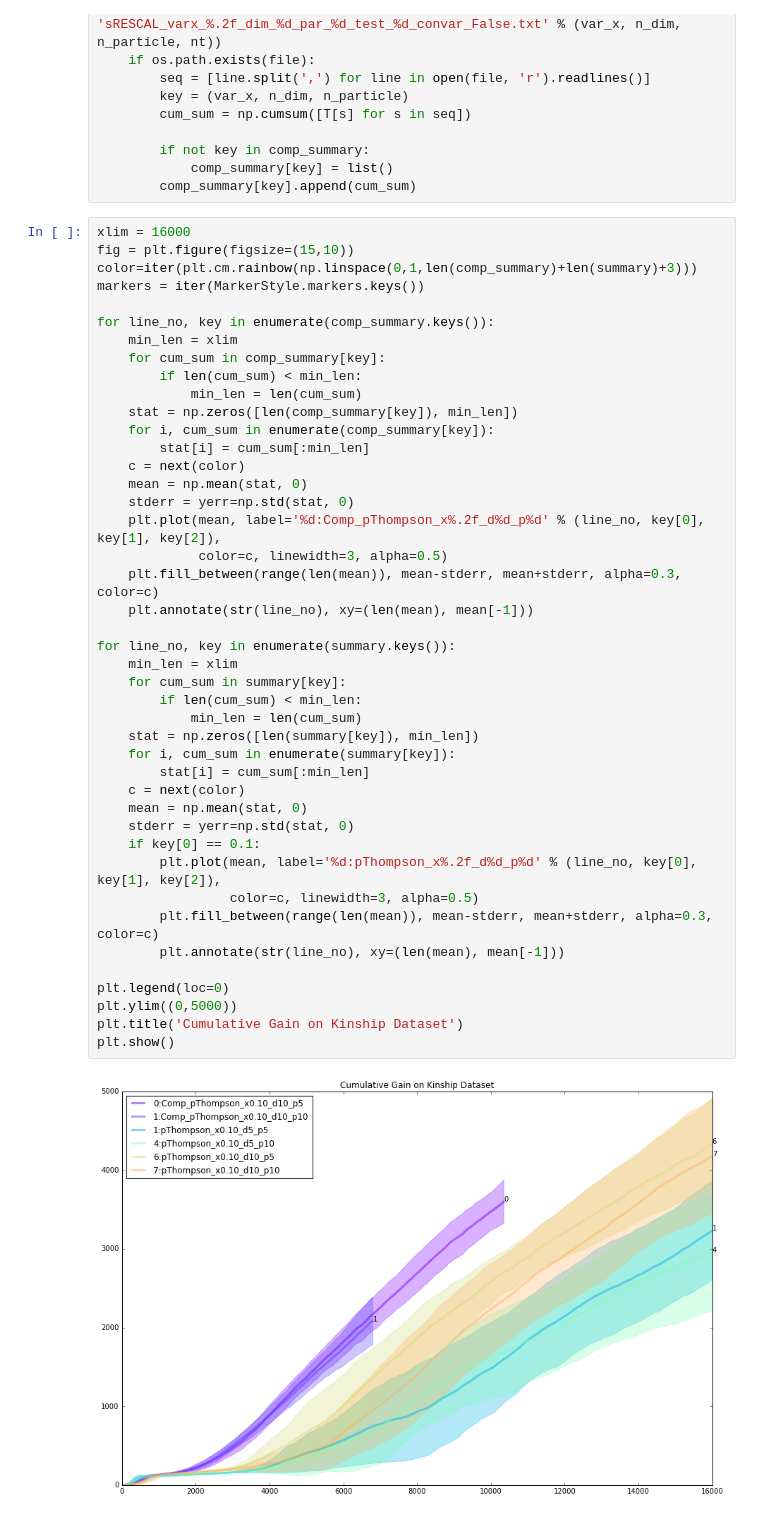
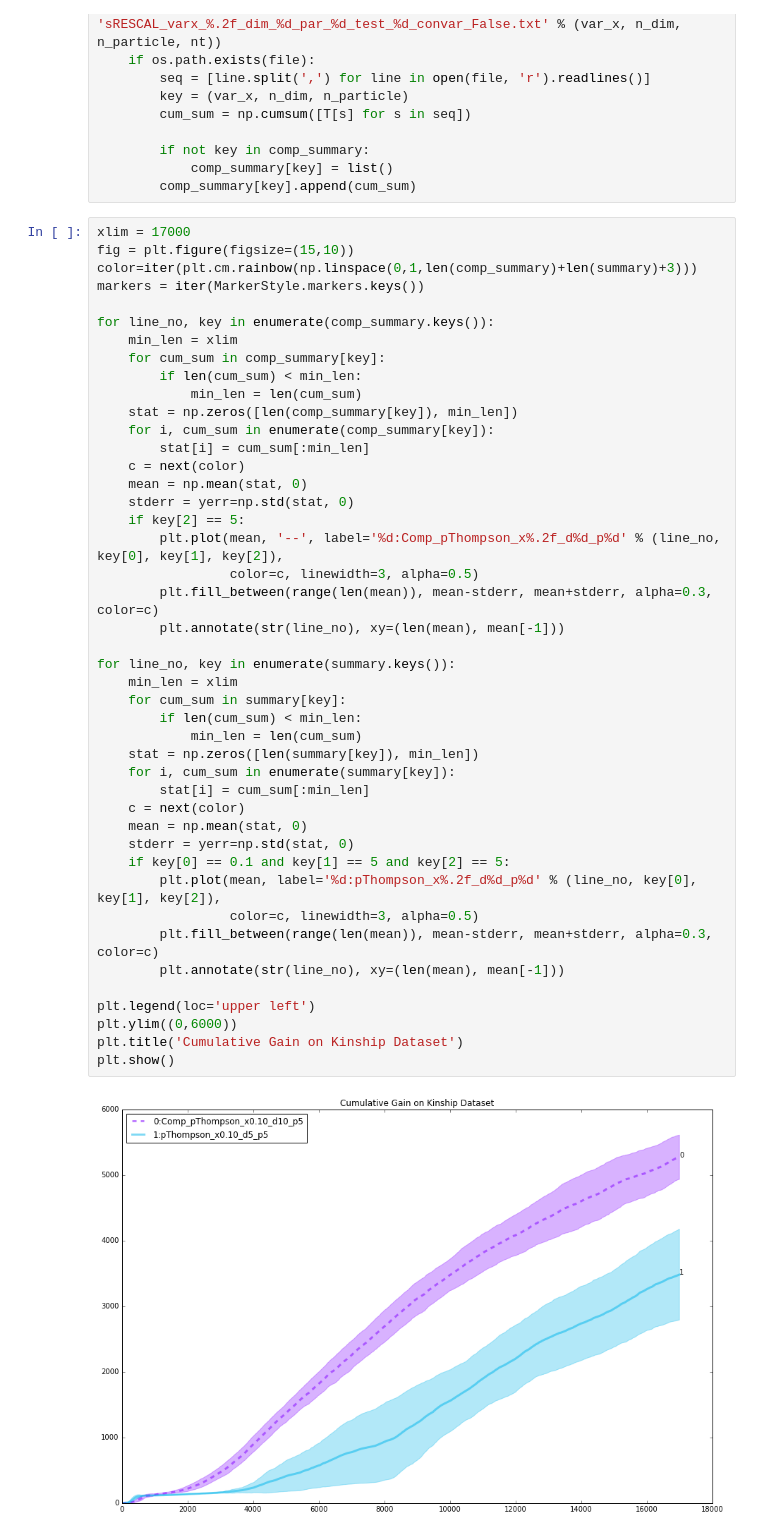
Before and after one commit to dongwookim-ml/almc, a Jupyter notebook: bayesian_rescal/plot_result_kinship.ipynb, the cells around one changed output. Drawn from its saved outputs; the diff is of its cells as text.

```diff
--- a/bayesian_rescal/plot_result_kinship.ipynb
+++ b/bayesian_rescal/plot_result_kinship.ipynb
@@ -294,7 +294,7 @@ for var_x, nt, n_dim, n_particle in itertools.product(varxs, range(n_test+1), n_
             comp_summary[key] = list()
         comp_summary[key].append(cum_sum)
 # %%
-xlim = 16000
+xlim = 17000
 fig = plt.figure(figsize=(15,10))
 color=iter(plt.cm.rainbow(np.linspace(0,1,len(comp_summary)+len(summary)+3)))
 markers = iter(MarkerStyle.markers.keys())
@@ -303,38 +303,39 @@ for line_no, key in enumerate(comp_summary.keys()):
     min_len = xlim
     for cum_sum in comp_summary[key]:
         if len(cum_sum) < min_len:
             min_len = len(cum_sum)
     stat = np.zeros([len(comp_summary[key]), min_len])
     for i, cum_sum in enumerate(comp_summary[key]):
         stat[i] = cum_sum[:min_len]
     c = next(color)
     mean = np.mean(stat, 0)
     stderr = yerr=np.std(stat, 0)
-    plt.plot(mean, label='%d:Comp_pThompson_x%.2f_d%d_p%d' % (line_no, key[0], key[1], key[2]),
-             color=c, linewidth=3, alpha=0.5)
-    plt.fill_between(range(len(mean)), mean-stderr, mean+stderr, alpha=0.3, color=c)
-    plt.annotate(str(line_no), xy=(len(mean), mean[-1]))
+    if key[2] == 5:
+        plt.plot(mean, '--', label='%d:Comp_pThompson_x%.2f_d%d_p%d' % (line_no, key[0], key[1], key[2]),
+                 color=c, linewidth=3, alpha=0.5)
+        plt.fill_between(range(len(mean)), mean-stderr, mean+stderr, alpha=0.3, color=c)
+        plt.annotate(str(line_no), xy=(len(mean), mean[-1]))
 
 for line_no, key in enumerate(summary.keys()):
     min_len = xlim
     for cum_sum in summary[key]:
         if len(cum_sum) < min_len:
             min_len = len(cum_sum)
     stat = np.zeros([len(summary[key]), min_len])
     for i, cum_sum in enumerate(summary[key]):
         stat[i] = cum_sum[:min_len]
     c = next(color)
     mean = np.mean(stat, 0)
     stderr = yerr=np.std(stat, 0)
-    if key[0] == 0.1:
+    if key[0] == 0.1 and key[1] == 5 and key[2] == 5:
         plt.plot(mean, label='%d:pThompson_x%.2f_d%d_p%d' % (line_no, key[0], key[1], key[2]),
                  color=c, linewidth=3, alpha=0.5)
         plt.fill_between(range(len(mean)), mean-stderr, mean+stderr, alpha=0.3, color=c)
         plt.annotate(str(line_no), xy=(len(mean), mean[-1]))
 
-plt.legend(loc=0)
-plt.ylim((0,5000))
+plt.legend(loc='upper left')
+plt.ylim((0,6000))
 plt.title('Cumulative Gain on Kinship Dataset')
 plt.show()
 # %% [output]
-[figure, old version]
+[figure, new version]
```
Also changed, not shown: parts of 4 cells of this notebook, 7 other files.
